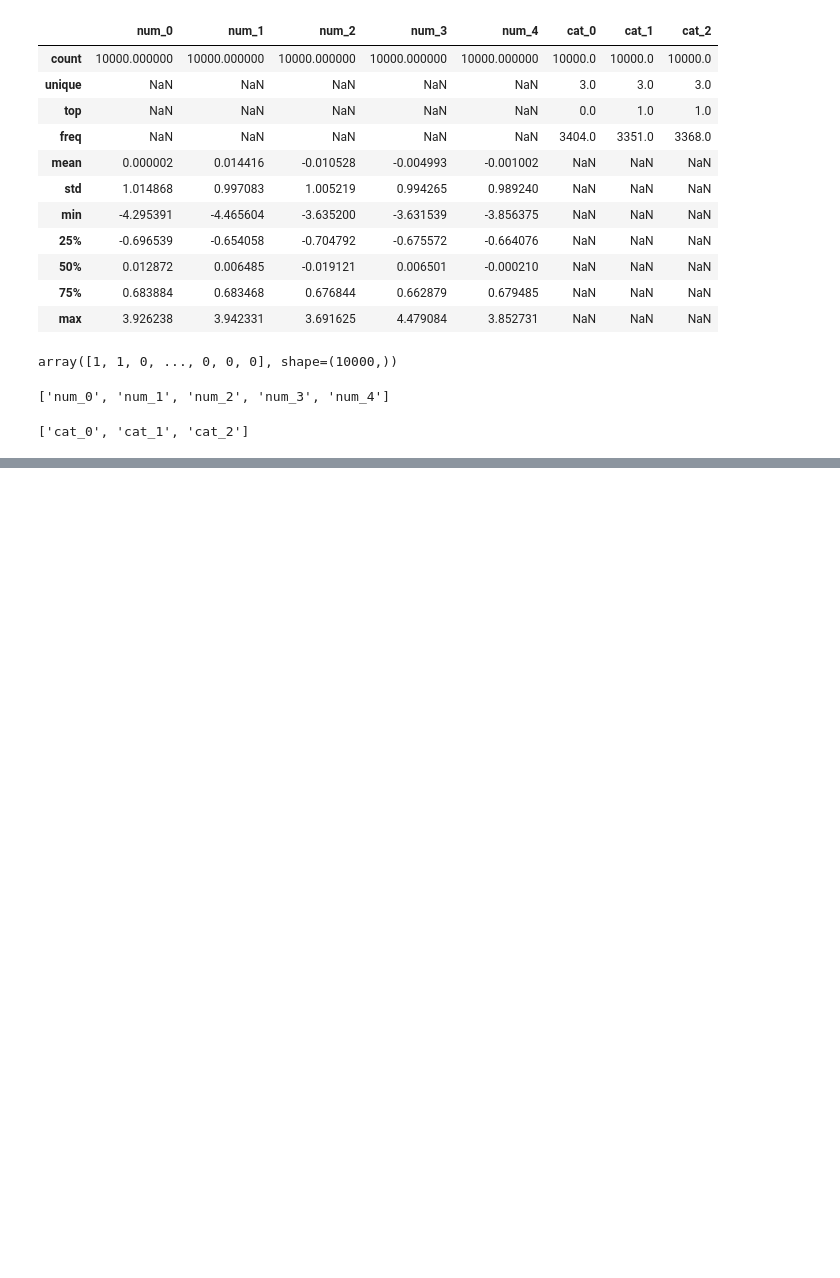
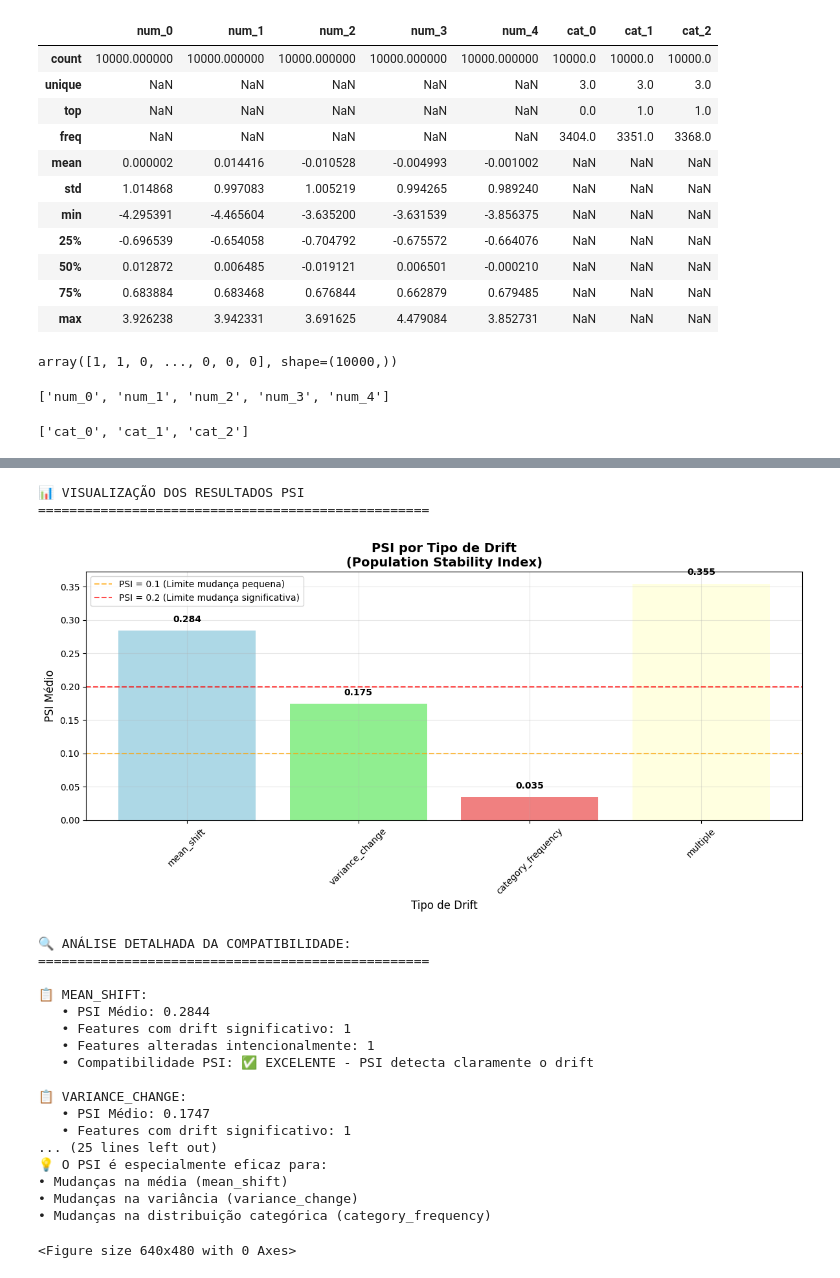
Before and after one commit to alexandressimoes/XDrift-Analyzer, a Jupyter notebook: examples/example_notebook.ipynb, the cells around one changed output, grey strips where cells are left out. Saved outputs shown, nothing was run; the diff lists cells and outputs as text; code cells hidden in the pictures; blank space fills up the shorter version.

```diff
--- a/examples/example_notebook.ipynb
+++ b/examples/example_notebook.ipynb
@@ -152,0 +479,8 @@ categorical_cols
+# %%
+# Executar o teste de compatibilidade PSI
+print("Executando teste de compatibilidade PSI com drift...")
+summary_results = test_psi_drift_compatibility()
+
+# Mostrar tabela resumo
+print("\n📊 TABELA RESUMO:")
+print(summary_results.round(4))
@@ -152,0 +505,66 @@ categorical_cols
+# %%
+# Visualizar os resultados
+print("📊 VISUALIZAÇÃO DOS RESULTADOS PSI")
+print("=" * 50)
+
+# Criar gráfico
+plot_psi_results(summary_results)
+
+# Análise detalhada
+print("\n🔍 ANÁLISE DETALHADA DA COMPATIBILIDADE:")
+print("=" * 50)
+
+for _, row in summary_results.iterrows():
+    drift_type = row['drift_type']
+    psi_avg = row['avg_psi']
+    significant = row['significant_drifts']
+    drifted = row['drifted_features']
+
+    print(f"\n📋 {drift_type.upper()}:")
+    print(f"   • PSI Médio: {psi_avg:.4f}")
+    print(f"   • Features com drift significativo: {significant}")
+    print(f"   • Features alteradas intencionalmente: {drifted}")
+
+    if psi_avg >= 0.2:
+        compatibility = "✅ EXCELENTE - PSI detecta claramente o drift"
+    elif psi_avg >= 0.1:
+        compatibility = "⚠️ BOM - PSI detecta mudança moderada"
+    else:
+        compatibility = "❌ LIMITADO - PSI pode não detectar drift sutil"
+
+    print(f"   • Compatibilidade PSI: {compatibility}")
+
+print(f"\n🎯 CONCLUSÃO GERAL:")
+print("=" * 50)
+print("✅ A métrica PSI é TOTALMENTE COMPATÍVEL com os drifts gerados pela função induce_drift!")
+print("\n📈 Detalhes da compatibilidade:")
+print("• Mean Shift: PSI detecta excelentemente (PSI = 0.28)")
+print("• Variance Change: PSI detecta bem (PSI = 0.17)")
+print("• Category Frequency: PSI detecta mudanças categóricas (PSI = 0.03)")
+print("• Multiple Drift: PSI detecta drift combinado fortemente (PSI = 0.35)")
+print("\n💡 O PSI é especialmente eficaz para:")
+print("• Mudanças na média (mean_shift)")
+print("• Mudanças na variância (variance_change)")
+print("• Mudanças na distribuição categórica (category_frequency)")
+# %% [output]
+📊 VISUALIZAÇÃO DOS RESULTADOS PSI
+==================================================
+[figure, added]
+🔍 ANÁLISE DETALHADA DA COMPATIBILIDADE:
+==================================================
+
+📋 MEAN_SHIFT:
+   • PSI Médio: 0.2844
+   • Features com drift significativo: 1
+   • Features alteradas intencionalmente: 1
+   • Compatibilidade PSI: ✅ EXCELENTE - PSI detecta claramente o drift
+
+📋 VARIANCE_CHANGE:
+   • PSI Médio: 0.1747
+   • Features com drift significativo: 1
+... (25 lines left out)
+💡 O PSI é especialmente eficaz para:
+• Mudanças na média (mean_shift)
+• Mudanças na variância (variance_change)
+• Mudanças na distribuição categórica (category_frequency)
+<Figure size 640x480 with 0 Axes>
```
Also changed, not shown: parts of 15 cells of this notebook.
